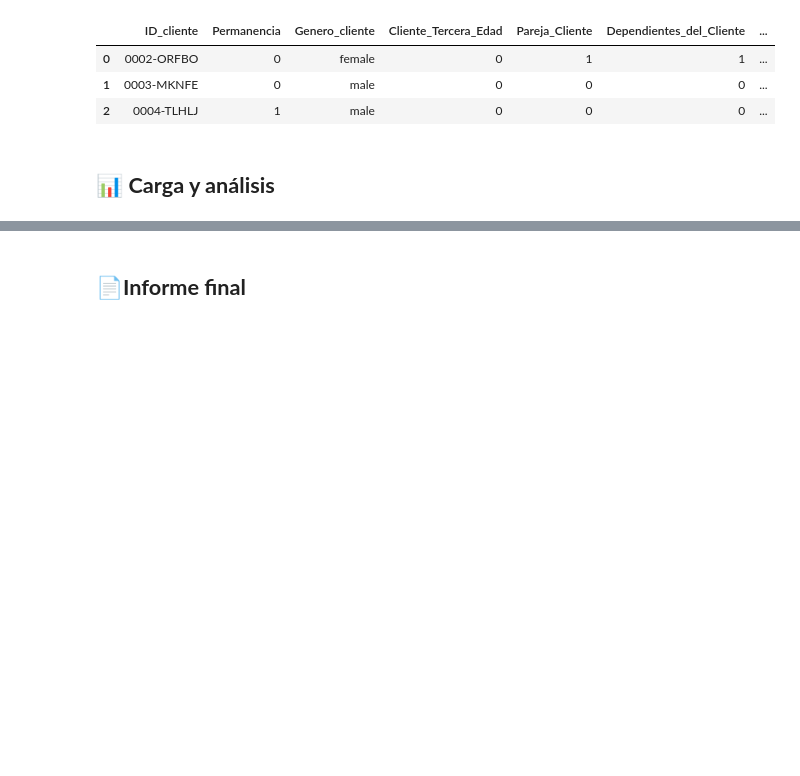
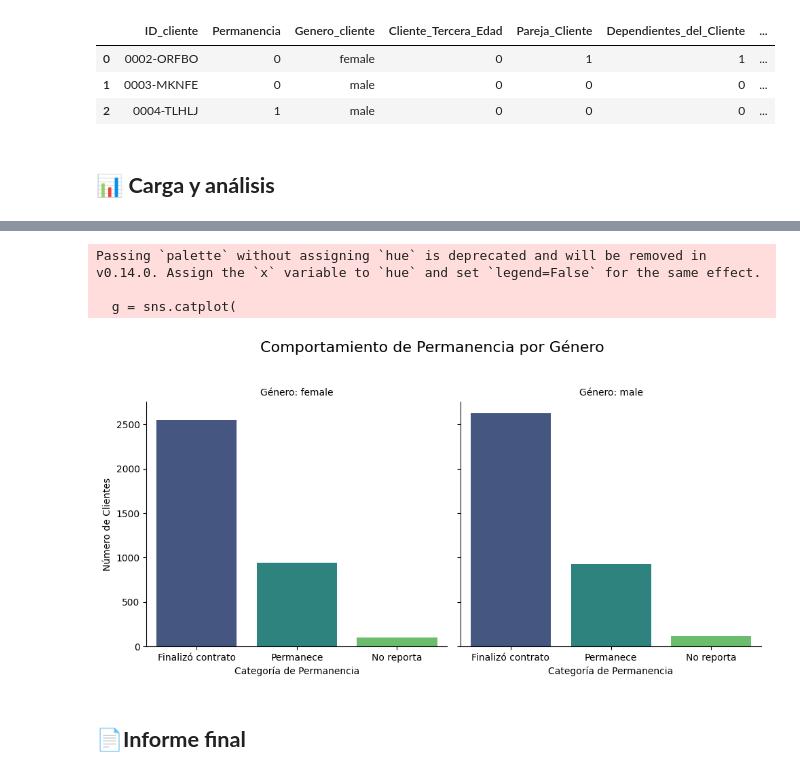
Before and after one commit to CarloR04/Challenge-Telcom_X, a Jupyter notebook: Telcom_X.ipynb, the cells around one changed output, grey strips where cells are left out. Drawn from its saved outputs; the diff is of its cells as text; code cells hidden in the pictures; blank space fills up the shorter version.

```diff
--- a/Telcom_X.ipynb
+++ b/Telcom_X.ipynb
@@ -746,0 +782,3 @@ Data_2['Preferencia_Factura'] = Data_2['Preferencia_Factura'].rename('Factura_El
+# %%
+Evasión_x_Genero = Data.groupby(['Genero_cliente', 'Permanencia'])['Permanencia'].count()
+Evasión_x_Genero
@@ -747,2 +806,36 @@ Data_2['Preferencia_Factura'] = Data_2['Preferencia_Factura'].rename('Factura_El
+# %%
+# Convertimos la Serie Evasión_x_Genero a un DataFrame para facilitar la graficación con seaborn
+df_evasion = Evasión_x_Genero.reset_index(name='Conteo') # Se especifica un nombre para la columna de valores
+df_evasion.columns = ['Genero_cliente', 'Permanencia_Categoria', 'Conteo'] # Ahora renombramos la columna del índice
+
+# Definimos el orden para las categorías de 'Permanencia' en el eje X
+permanencia_order = ['no', 'yes', 'no reporta']
+
+# Creamos el gráfico categórico con facetas para cada género
+g = sns.catplot(
+    data=df_evasion,
+    x='Permanencia_Categoria',
+    y='Conteo',
+    col='Genero_cliente', # Esto crea subgráficos separados para cada género
+    kind='bar',
+    height=5, # Altura de cada faceta
+    aspect=1, # Relación de aspecto de cada faceta
+    order=permanencia_order, # Establece el orden de las categorías en el eje X
+    palette='viridis' # Elige una paleta de colores
+)
+
+# Configuramos los títulos y etiquetas
+g.set_axis_labels("Categoría de Permanencia", "Número de Clientes")
+g.set_titles("Género: {col_name}")
+# Mapeamos 'no', 'yes', 'no reporta' a etiquetas más descriptivas para el eje X
+g.set_xticklabels(['Finalizó contrato', 'Permanece', 'No reporta'])
+plt.suptitle('Comportamiento de Permanencia por Género', y=1.02, fontsize=16) # Título general
+plt.tight_layout(rect=[0, 0, 1, 0.98]) # Ajusta el diseño para evitar la superposición del título general
+plt.show()
+# %% [output]
+Passing `palette` without assigning `hue` is deprecated and will be removed in v0.14.0. Assign the `x` variable to `hue` and set `legend=False` for the same effect.
+
+  g = sns.catplot(
+[figure, added]
 # %% [markdown]
 ## 📄**Informe final**
```
Also changed, not shown: parts of 6 cells of this notebook.
